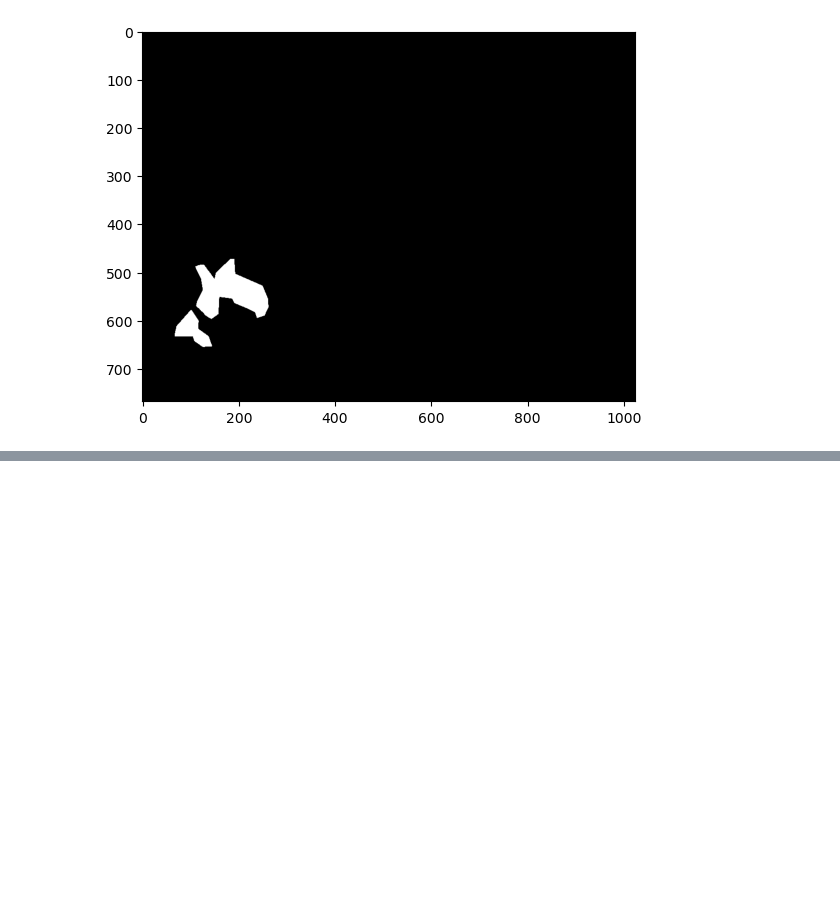
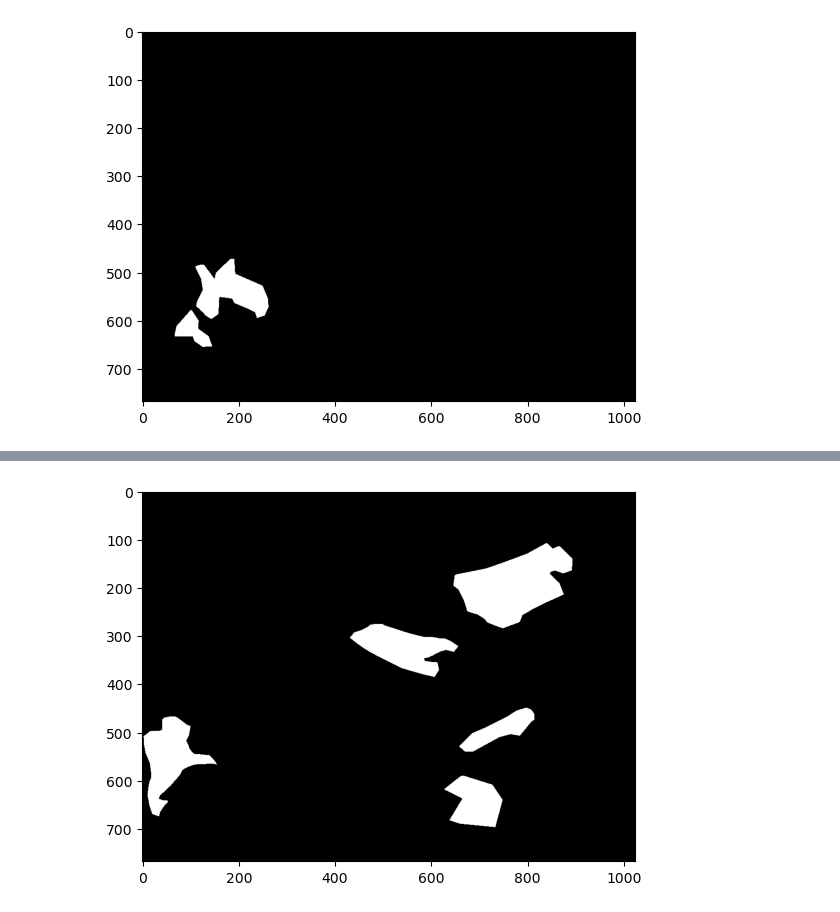
Before and after one commit to rzambrano1/semanticSegmentation_deepLearning_microstructureCharacterization, a Jupyter notebook: Model.ipynb, the cells around one changed output, grey strips where cells are left out. Saved outputs shown, nothing was run; the diff lists cells and outputs as text; code cells hidden in the pictures; blank space fills up the shorter version.

```diff
--- a/Model.ipynb
+++ b/Model.ipynb
@@ -154,0 +203,6 @@ plt.show()
+# %%
+# Showing a test image and its mask
+plt.imshow(train_labels_testBatch[10], cmap=plt.cm.gray)
+plt.show()
+# %% [output]
+[figure, added]
```
Also changed, not shown: parts of 11 cells of this notebook.
